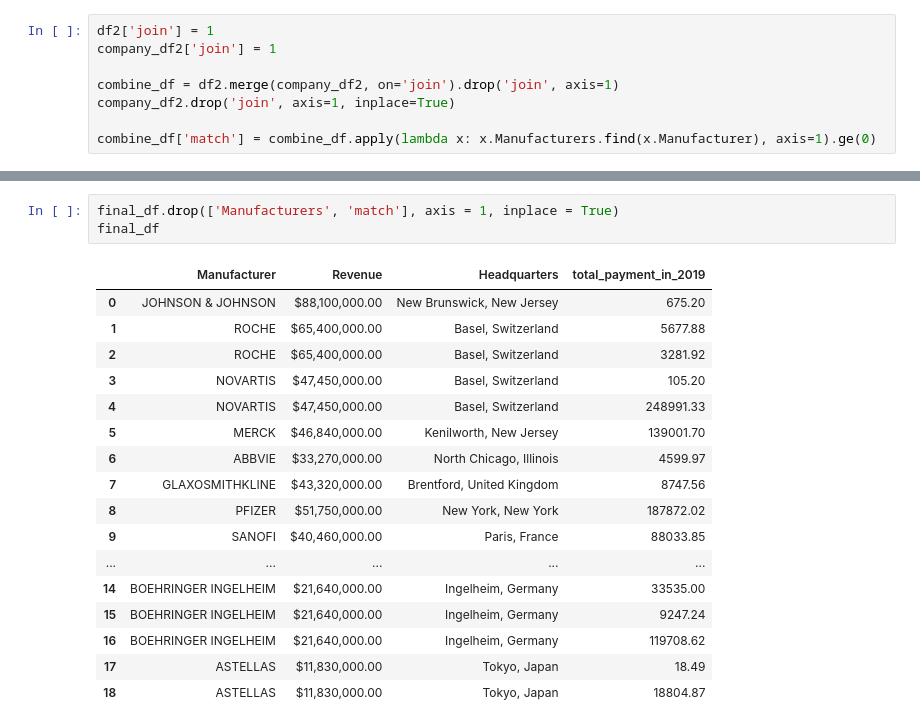
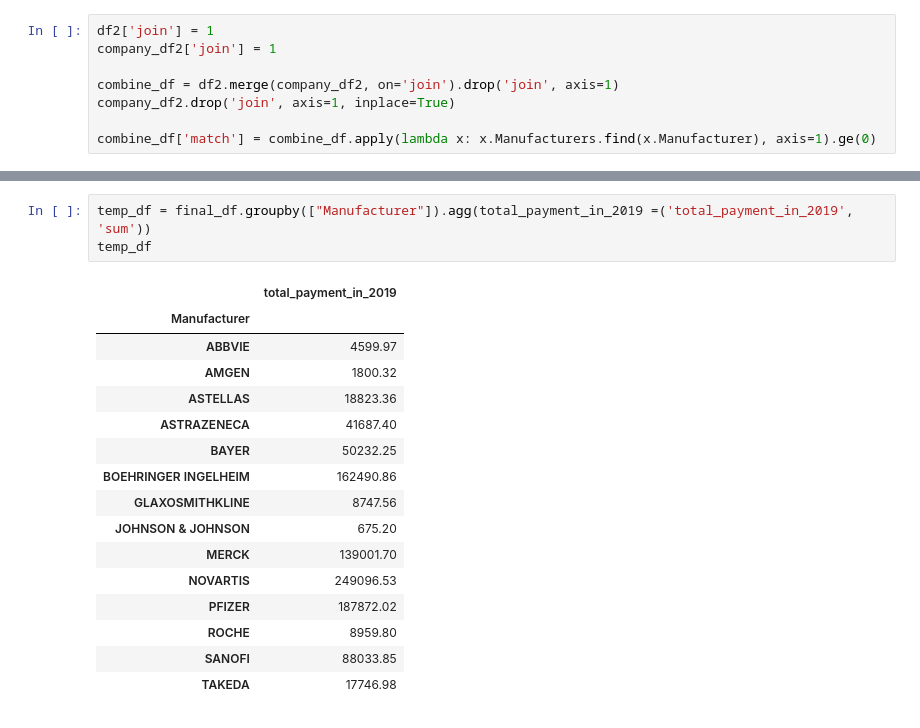
Before and after one commit to scbigler/Project-2, a Jupyter notebook: main.ipynb, the cells around one changed output, grey strips where cells are left out. Cells and saved outputs as stored; diff of their text form.

```diff
--- a/main.ipynb
+++ b/main.ipynb
@@ -89,24 +91,23 @@ final_df
 | 16 | BOEHRINGER INGELHEIM | $21,640,000.00 | Ingelheim, Germany | BOEHRINGER INGELHEIM PHARMACEUTIC... | 119708.62 | True |
 | 17 | ASTELLAS | $11,830,000.00 | Tokyo, Japan | ASTELLAS PHARMA GLOBAL DEVELOPMENT | 18.49 | True |
 | 18 | ASTELLAS | $11,830,000.00 | Tokyo, Japan | ASTELLAS PHARMA US INC | 18804.87 | True |
-# %%
-final_df.drop(['Manufacturers', 'match'], axis = 1, inplace = True)
-final_df
-# %% [output]
-|  | Manufacturer | Revenue | Headquarters | total_payment_in_2019 |
-| 0 | JOHNSON & JOHNSON | $88,100,000.00 | New Brunswick, New Jersey | 675.20 |
-| 1 | ROCHE | $65,400,000.00 | Basel, Switzerland | 5677.88 |
-| 2 | ROCHE | $65,400,000.00 | Basel, Switzerland | 3281.92 |
-| 3 | NOVARTIS | $47,450,000.00 | Basel, Switzerland | 105.20 |
-| 4 | NOVARTIS | $47,450,000.00 | Basel, Switzerland | 248991.33 |
-| 5 | MERCK | $46,840,000.00 | Kenilworth, New Jersey | 139001.70 |
-| 6 | ABBVIE | $33,270,000.00 | North Chicago, Illinois | 4599.97 |
-| 7 | GLAXOSMITHKLINE | $43,320,000.00 | Brentford, United Kingdom | 8747.56 |
-| 8 | PFIZER | $51,750,000.00 | New York, New York | 187872.02 |
-| 9 | SANOFI | $40,460,000.00 | Paris, France | 88033.85 |
-| ... | ... | ... | ... | ... |
-| 14 | BOEHRINGER INGELHEIM | $21,640,000.00 | Ingelheim, Germany | 33535.00 |
-| 15 | BOEHRINGER INGELHEIM | $21,640,000.00 | Ingelheim, Germany | 9247.24 |
-| 16 | BOEHRINGER INGELHEIM | $21,640,000.00 | Ingelheim, Germany | 119708.62 |
-| 17 | ASTELLAS | $11,830,000.00 | Tokyo, Japan | 18.49 |
-| 18 | ASTELLAS | $11,830,000.00 | Tokyo, Japan | 18804.87 |
+# %%
+temp_df = final_df.groupby(["Manufacturer"]).agg(total_payment_in_2019 =('total_payment_in_2019', 'sum'))
+temp_df
+# %% [output]
+|  | total_payment_in_2019 |
+| Manufacturer |  |
+| ABBVIE | 4599.97 |
+| AMGEN | 1800.32 |
+| ASTELLAS | 18823.36 |
+| ASTRAZENECA | 41687.40 |
+| BAYER | 50232.25 |
+| BOEHRINGER INGELHEIM | 162490.86 |
+| GLAXOSMITHKLINE | 8747.56 |
+| JOHNSON & JOHNSON | 675.20 |
+| MERCK | 139001.70 |
+| NOVARTIS | 249096.53 |
+| PFIZER | 187872.02 |
+| ROCHE | 8959.80 |
+| SANOFI | 88033.85 |
+| TAKEDA | 17746.98 |
```
Also changed, not shown: parts of 2 cells of this notebook.
